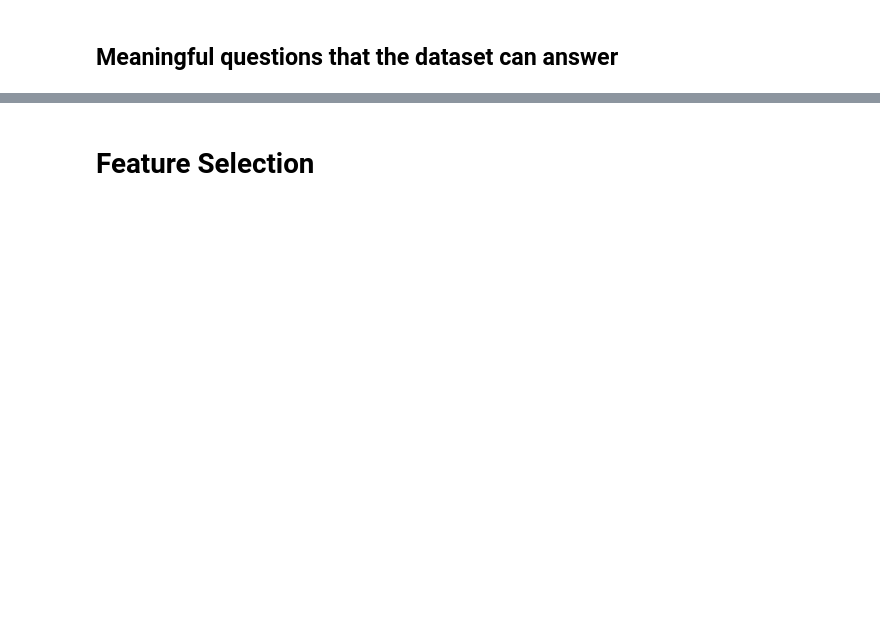
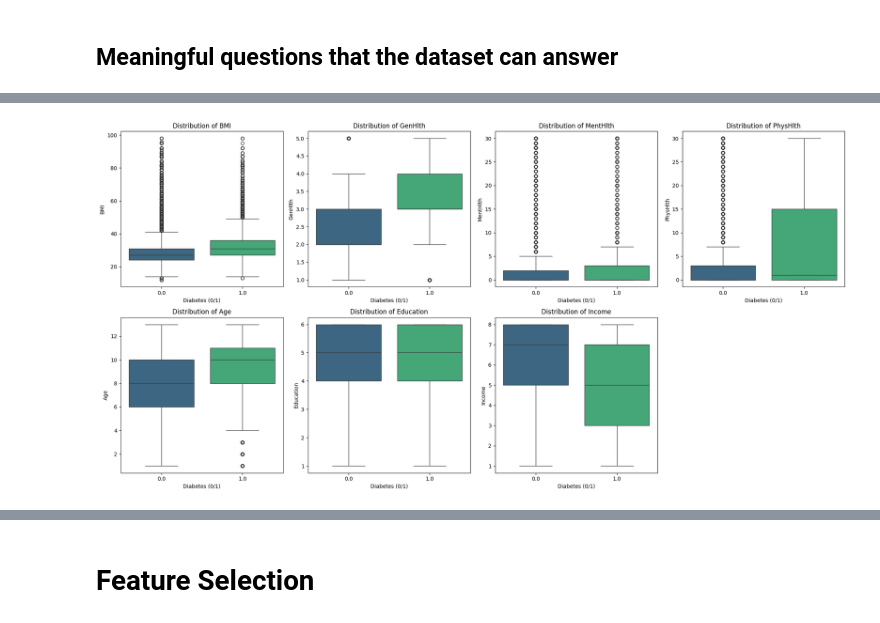
Before and after one commit to sanyamrajbhandari/Final_Portfolio_Assessment_5CS037, a Jupyter notebook: 2461989_SanyamRajbhandari_Classification.ipynb, the cells around one changed output, grey strips where cells are left out. Cells and saved outputs as stored; diff of their text form; code cells hidden in the pictures; blank space fills up the shorter version.

```diff
--- a/2461989_SanyamRajbhandari_Classification.ipynb
+++ b/2461989_SanyamRajbhandari_Classification.ipynb
@@ -692,0 +204,7 @@ Best CV F1-Score: 0.1615
+# %%
+# Generating the summary statistics for non-binary columns(numeric + ordinal)
+non_binary_cols = ['BMI', 'GenHlth', 'MentHlth', 'PhysHlth', 'Age', 'Education', 'Income']
+
+# Generate summary statistics
+non_binary_df = df[non_binary_cols]
+non_binary_df.describe()
@@ -692,0 +227,16 @@ Best CV F1-Score: 0.1615
+# %%
+fig, axes = plt.subplots(nrows=2, ncols=4, figsize=(20, 10))
+axes = axes.flatten() # Flatten to 1D for easy iteration
+
+for i, col in enumerate(non_binary_cols):
+    sns.boxplot(x='Diabetes_binary', y=col, data=df, ax=axes[i], palette='viridis', hue='Diabetes_binary', legend=False)
+    axes[i].set_title(f'Distribution of {col}')
+    axes[i].set_xlabel('Diabetes (0/1)')
+
+# Remove the extra 8th subplot (since we only have 7 columns)
+fig.delaxes(axes[7])
+
+plt.tight_layout()
+plt.show()
+# %% [output]
+[figure, added]
```
Also changed, not shown: parts of 112 cells of this notebook.
